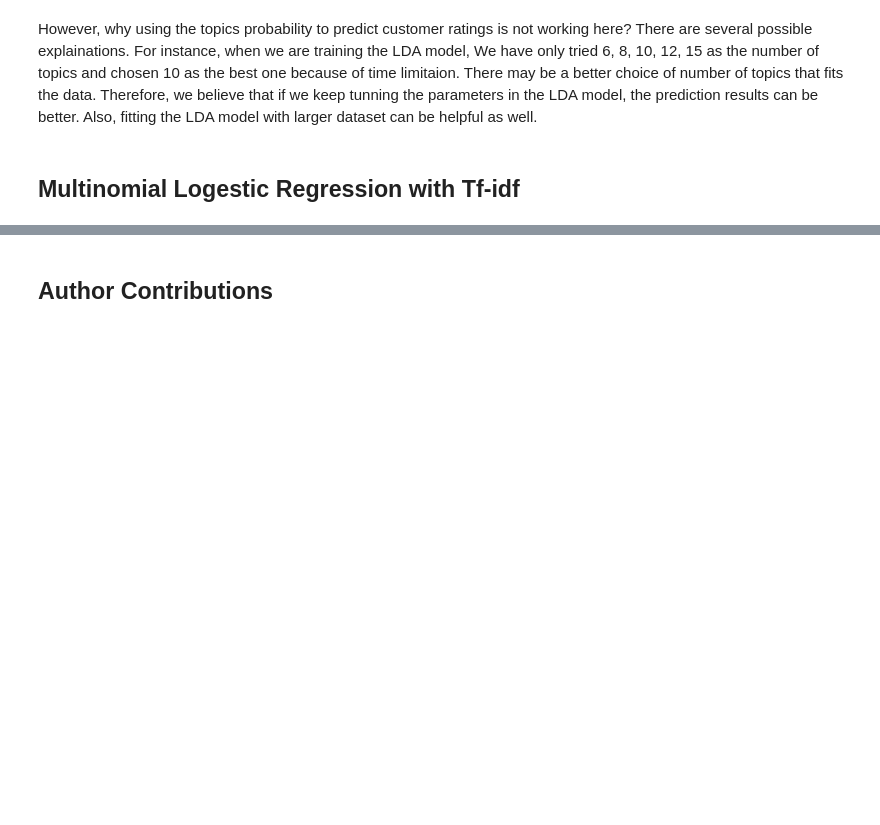
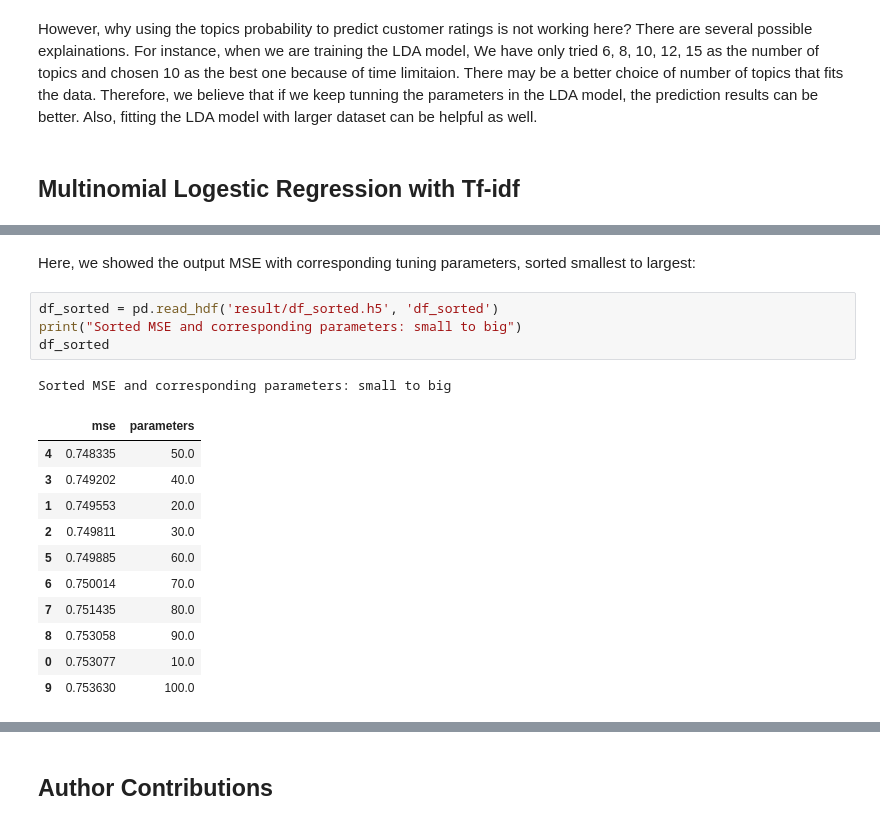
Before and after one commit to Ningning1992/Ohio-Yelp-Review-Analysis, a Jupyter notebook: main.ipynb, the cells around one changed output, grey strips where cells are left out. Saved outputs shown, nothing was run; the diff lists cells and outputs as text; blank space fills up the shorter version.

```diff
--- a/main.ipynb
+++ b/main.ipynb
@@ -220,0 +278,19 @@ However, why using the topics probability to predict customer ratings is not wor
+# %% [markdown]
+Here, we showed the output MSE with corresponding tuning parameters, sorted smallest to largest:
+# %%
+df_sorted = pd.read_hdf('result/df_sorted.h5', 'df_sorted')
+print("Sorted MSE and corresponding parameters: small to big")
+df_sorted
+# %% [output]
+Sorted MSE and corresponding parameters: small to big
+|  | mse | parameters |
+| 4 | 0.748335 | 50.0 |
+| 3 | 0.749202 | 40.0 |
+| 1 | 0.749553 | 20.0 |
+| 2 | 0.749811 | 30.0 |
+| 5 | 0.749885 | 60.0 |
+| 6 | 0.750014 | 70.0 |
+| 7 | 0.751435 | 80.0 |
+| 8 | 0.753058 | 90.0 |
+| 0 | 0.753077 | 10.0 |
+| 9 | 0.753630 | 100.0 |
```
Also changed, not shown: parts of 9 cells of this notebook, 5 other files.
